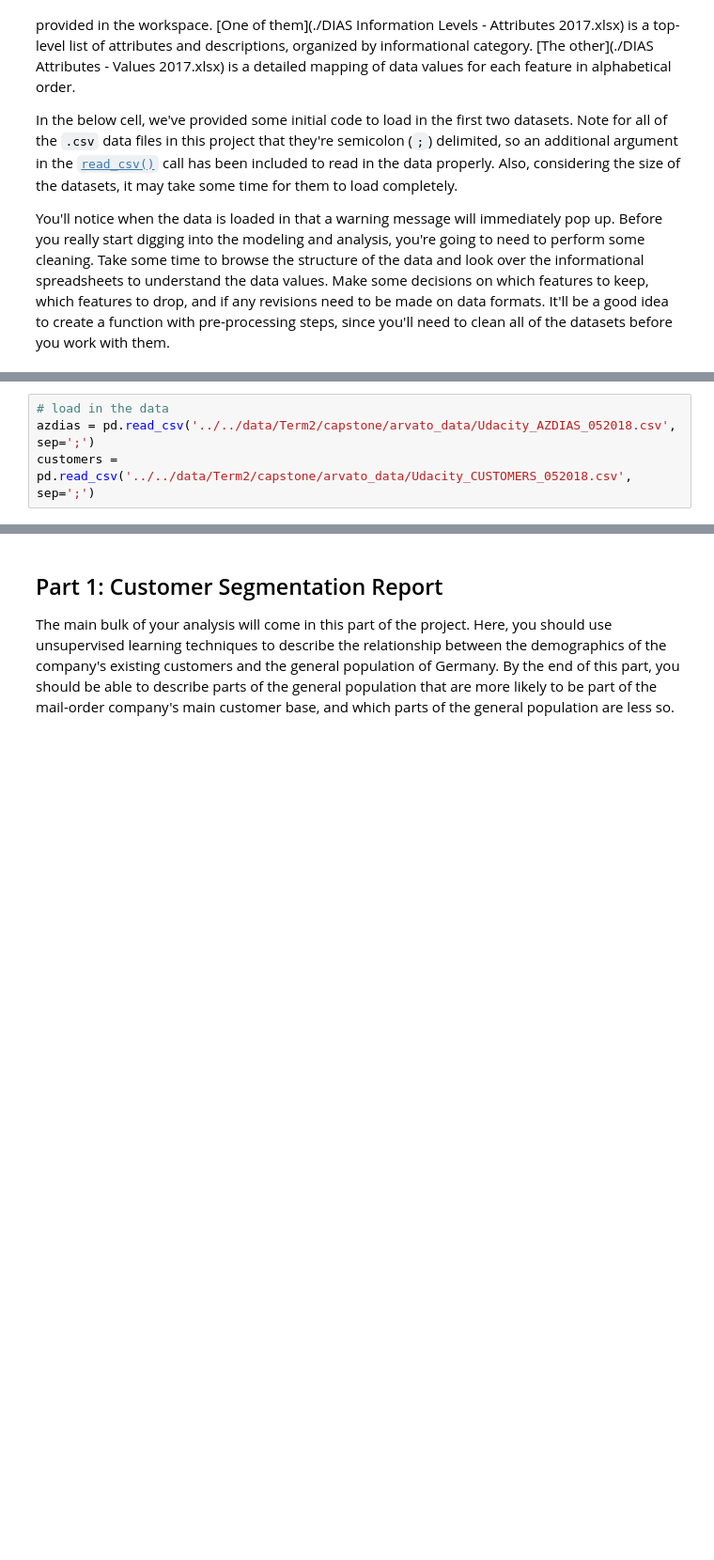
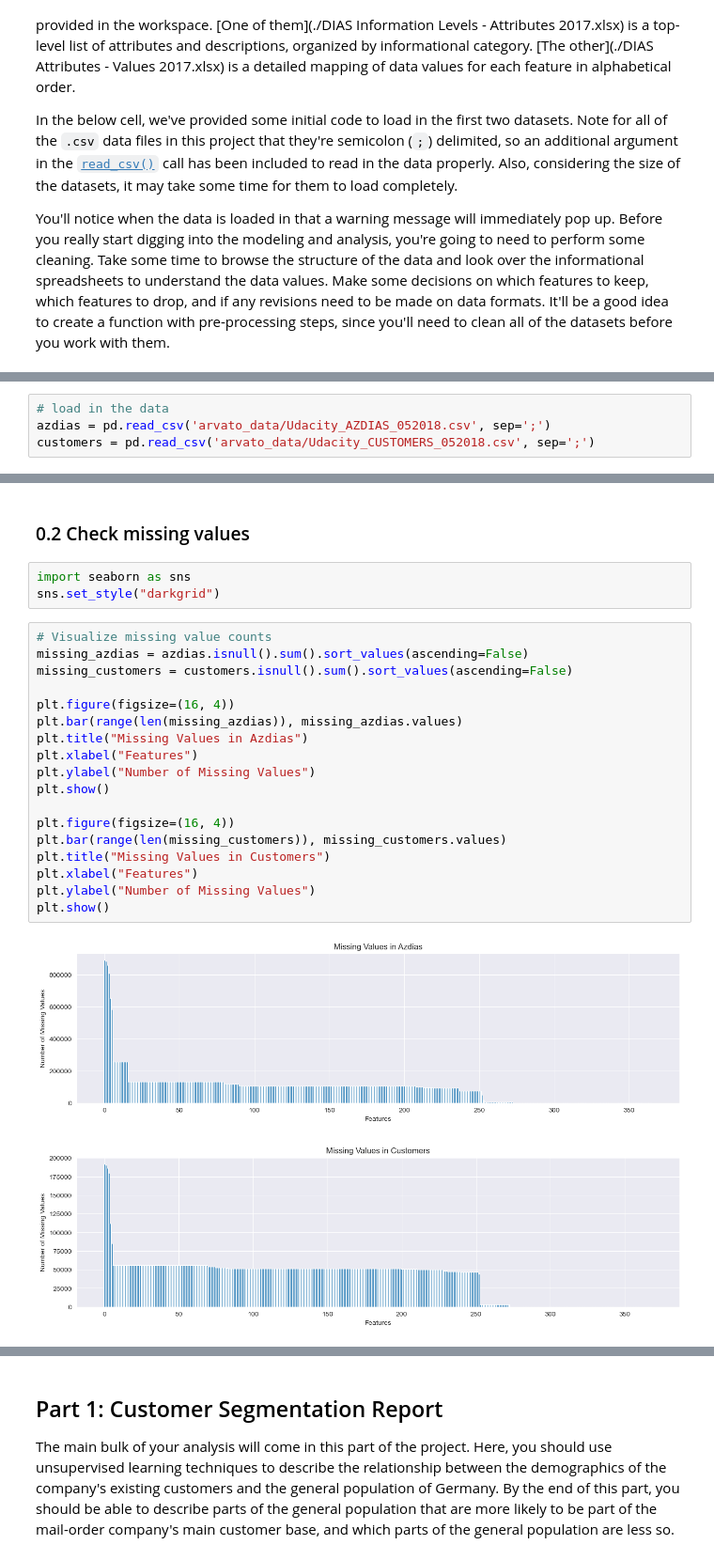
Before and after one commit to Maia97/UDS-Customer-Segmentation-Project, a Jupyter notebook: Arvato_Customer_Segmentation.ipynb, the cells around one changed output, grey strips where cells are left out. Shown: that part at 94% size. Cells and saved outputs as stored; diff of their text form; blank space fills up the shorter version.

Commit message:
Data Processing Completed

```diff
--- a/Arvato_Customer_Segmentation.ipynb
+++ b/Arvato_Customer_Segmentation.ipynb
@@ -35,4 +46,4 @@ You'll notice when the data is loaded in that a warning message will immediately
 # %%
 # load in the data
-azdias = pd.read_csv('../../data/Term2/capstone/arvato_data/Udacity_AZDIAS_052018.csv', sep=';')
-customers = pd.read_csv('../../data/Term2/capstone/arvato_data/Udacity_CUSTOMERS_052018.csv', sep=';')
+azdias = pd.read_csv('arvato_data/Udacity_AZDIAS_052018.csv', sep=';')
+customers = pd.read_csv('arvato_data/Udacity_CUSTOMERS_052018.csv', sep=';')
@@ -41,0 +119,26 @@ customers = pd.read_csv('../../data/Term2/capstone/arvato_data/Udacity_CUSTOMERS
+# %% [markdown]
+### 0.2 Check missing values
+# %%
+import seaborn as sns
+sns.set_style("darkgrid")
+# %%
+# Visualize missing value counts
+missing_azdias = azdias.isnull().sum().sort_values(ascending=False)
+missing_customers = customers.isnull().sum().sort_values(ascending=False)
+
+plt.figure(figsize=(16, 4))
+plt.bar(range(len(missing_azdias)), missing_azdias.values)
+plt.title("Missing Values in Azdias")
+plt.xlabel("Features")
+plt.ylabel("Number of Missing Values")
+plt.show()
+
+plt.figure(figsize=(16, 4))
+plt.bar(range(len(missing_customers)), missing_customers.values)
+plt.title("Missing Values in Customers")
+plt.xlabel("Features")
+plt.ylabel("Number of Missing Values")
+plt.show()
+# %% [output]
+[figure, added]
+[figure, added]
```
Also changed, not shown: parts of 46 cells of this notebook.
